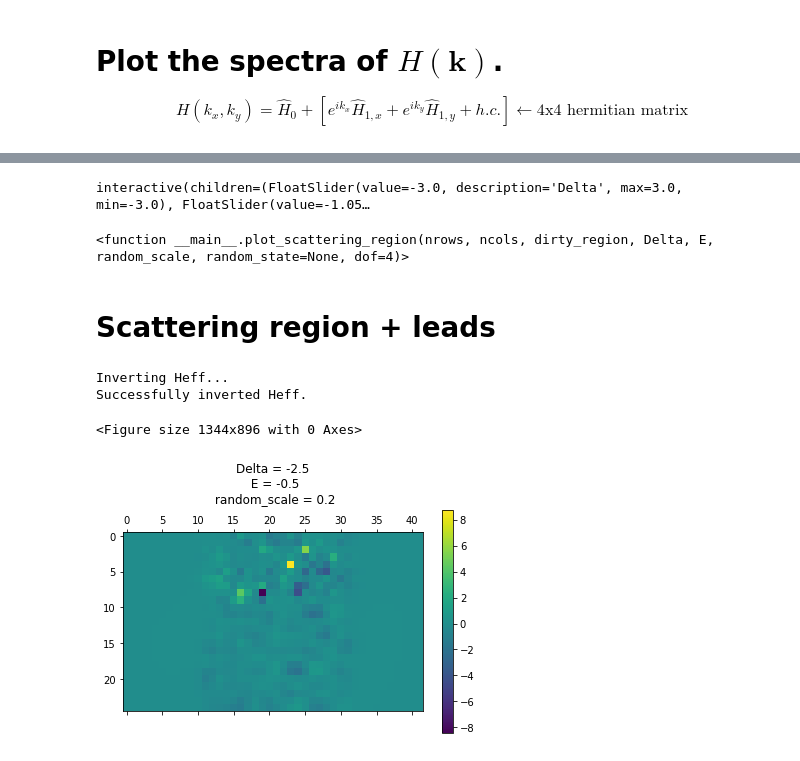
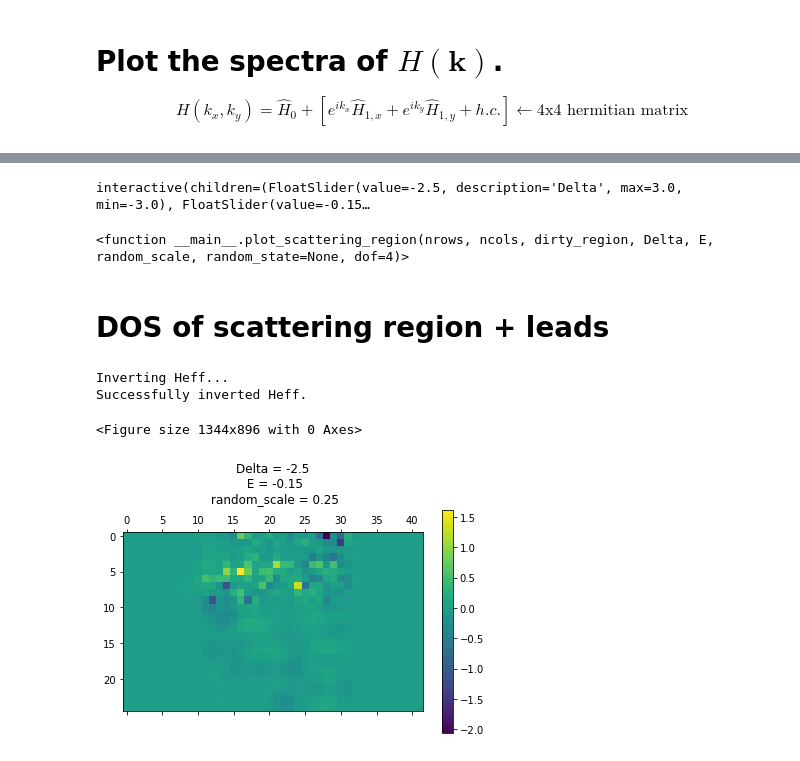
Before and after one commit to dnnagy/mezo2019, a Jupyter notebook: BHZ.ipynb, the cells around one changed output, grey strips where cells are left out. Saved outputs shown, nothing was run; the diff lists cells and outputs as text; code cells hidden in the pictures.

Commit message:
Attaching leads

```diff
--- a/BHZ.ipynb
+++ b/BHZ.ipynb
@@ -156,7 +156,7 @@ kyrange = np.linspace(-np.pi, np.pi, 45)
 xs, ys = np.meshgrid(kxrange, kyrange)
 
 def f(x, y):
-    return H_k_evs(x, y, Delta=-3.0)
+    return H_k_evs(x, y, Delta=-2.5)
 f=np.vectorize(f, otypes=[np.ndarray])
 
 fig = plt.figure(figsize=(10,8), dpi=112)
@@ -262,0 +265,8 @@ def plot_system(HS, nrows, ncols, dof=4):
+# %%
+nrows = 25
+ncols = 40
+dirty_region = (0, 10, 10, 31)
+Delta=-2.5
+
+HS = get_HS_dirty(nrows=nrows, ncols=ncols, Delta=Delta, dirty_region=dirty_region, use_full_mtx=True, scale=1.0, random_state=42)
+plot_system(HS, nrows=nrows, ncols=ncols)
@@ -265,7 +277,0 @@ def plot_system(HS, nrows, ncols, dof=4):
-# %%
-nrows = 25
-ncols = 40
-dirty_region = (0, 10, 10, 31)
-
-HS = get_HS_dirty(nrows=nrows, ncols=ncols, Delta=-2.0, dirty_region=dirty_region, use_full_mtx=True, scale=1.0, random_state=42)
-plot_system(HS, nrows=nrows, ncols=ncols)
@@ -319,17 +322,17 @@ interact(
     nrows=fixed(25),
     ncols=fixed(40),
     dirty_region=fixed((0, 10, 10, 31)),
-    Delta=widgets.FloatSlider(min=-3, max=3, step=0.1, value=-3.0),
-    E=widgets.FloatSlider(min=-3, max=3, step=0.1, value=-1.05),
-    random_scale=widgets.FloatSlider(min=0.0, max=3.0, step=0.1, value=0.0),
+    Delta=widgets.FloatSlider(min=-3, max=3, step=0.1, value=-2.5),
+    E=widgets.FloatSlider(min=-3, max=3, step=0.1, value=-0.15),
+    random_scale=widgets.FloatSlider(min=0.0, max=3.0, step=0.1, value=0.25),
     random_state=fixed(42),
     dof=fixed(4)
 )
 # %% [output]
-interactive(children=(FloatSlider(value=-3.0, description='Delta', max=3.0, min=-3.0), FloatSlider(value=-1.05…
+interactive(children=(FloatSlider(value=-2.5, description='Delta', max=3.0, min=-3.0), FloatSlider(value=-0.15…
 <function __main__.plot_scattering_region(nrows, ncols, dirty_region, Delta, E, random_scale, random_state=None, dof=4)>
 # %% [markdown]
-#  Scattering region + leads
+# DOS of scattering region + leads
 # %%
 def plot_scattering_region_with_leads(nrows, ncols, dirty_region, Delta, E, random_scale, random_state=None, dof=4):
     HS = get_HS_dirty(nrows=nrows, ncols=ncols, Delta=Delta, dirty_region=dirty_region, use_full_mtx=True, scale=1.0, random_state=random_state)
@@ -364,33 +367,35 @@ def plot_scattering_region_with_leads(nrows, ncols, dirty_region, Delta, E, rand
     while True:
         try:
             diags_reduced.append( np.sum([next(it) for k in range(dof)]) )
         except StopIteration:
             break
     diags_reduced = np.array(diags_reduced)
 
     # Build the matrix that corresponds to the system of nrow, ncols shape
     it = iter(diags_reduced)
     sys = np.zeros(shape=(nrows, ncols+2))
     for i in range(ncols+2):
         for j in range(nrows):
             sys[j,i] = next(it)
 
     plt.figure(figsize=(12, 8), dpi=112)
     plt.matshow( sys )
     plt.colorbar();
     plt.title("Delta = {}\n E = {}\n random_scale = {}\n".format(Delta, E, random_scale))
     plt.pause(0.0001)
     return
 
 nrows = 25
 ncols = 40
 dirty_region = (0, 10, 10, 31)
+
 Delta = -2.5
-E = -0.5
+E = -0.15
+random_scale=0.25
 
-plot_scattering_region_with_leads(nrows, ncols, dirty_region, Delta, E, random_scale=0.2, random_state=42, dof=4)
+plot_scattering_region_with_leads(nrows, ncols, dirty_region, Delta, E, random_scale=random_scale, random_state=42, dof=4)
 # %% [output]
 Inverting Heff...
 Successfully inverted Heff.
 <Figure size 1344x896 with 0 Axes>
-[figure, old version]
+[figure, new version]
```
Also changed, not shown: parts of 5 cells of this notebook.
